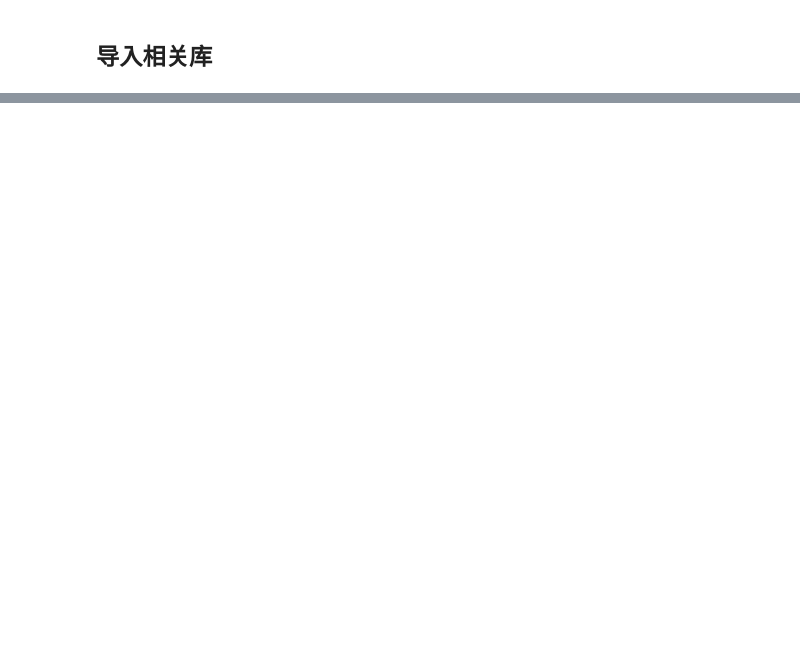
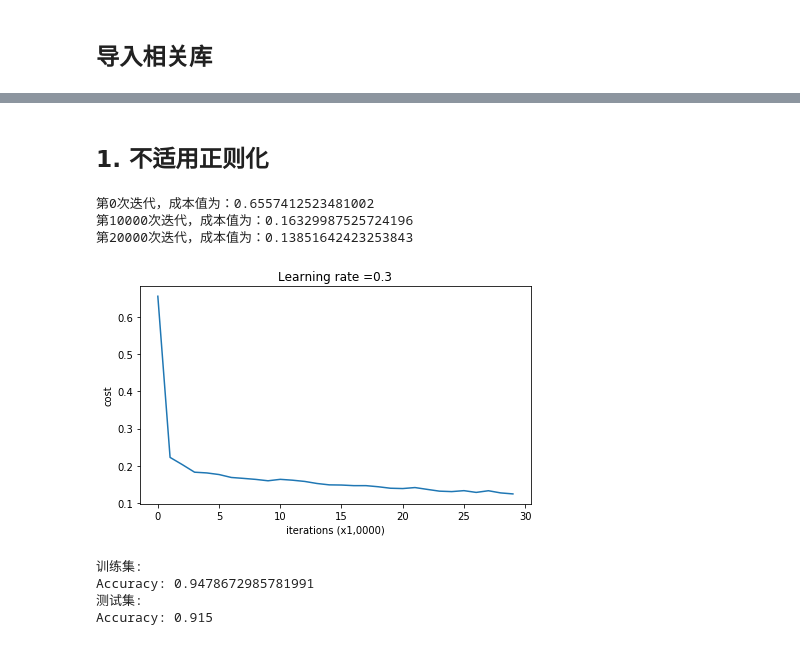
Before and after one commit to Ti-Ho/MyIPythonNotebook, a Jupyter notebook: Course2_改善深层神经网络/work1/2.正则化_Regularization.ipynb, the cells around one changed output, grey strips where cells are left out. Cells and saved outputs as stored; diff of their text form; code cells hidden in the pictures; blank space fills up the shorter version.

```diff
--- a/Course2_改善深层神经网络/work1/2.正则化_Regularization.ipynb
+++ b/Course2_改善深层神经网络/work1/2.正则化_Regularization.ipynb
@@ -31,0 +136,17 @@ plt.rcParams['image.cmap'] = 'gray'
+# %% [markdown]
+## 1. 不适用正则化
+# %%
+parameters = model(train_X, train_Y,is_plot=True)
+print("训练集:")
+predictions_train = reg_utils.predict(train_X, train_Y, parameters)
+print("测试集:")
+predictions_test = reg_utils.predict(test_X, test_Y, parameters)
+# %% [output]
+第0次迭代，成本值为：0.6557412523481002
+第10000次迭代，成本值为：0.16329987525724196
+第20000次迭代，成本值为：0.13851642423253843
+[figure, added]
+训练集:
+Accuracy: 0.9478672985781991
+测试集:
+Accuracy: 0.915
```
Also changed, not shown: parts of 24 cells of this notebook, 1 other file.
